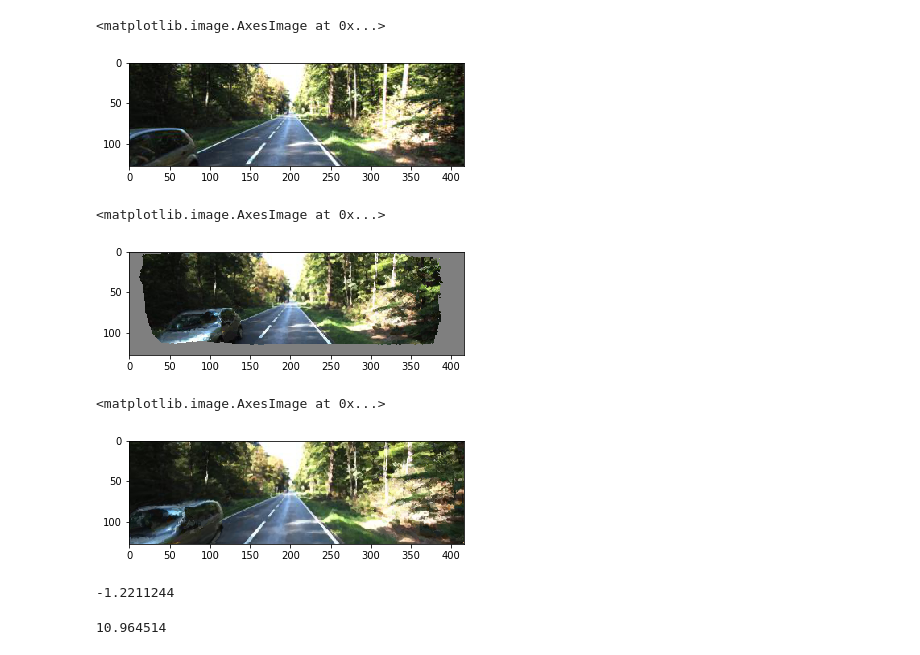
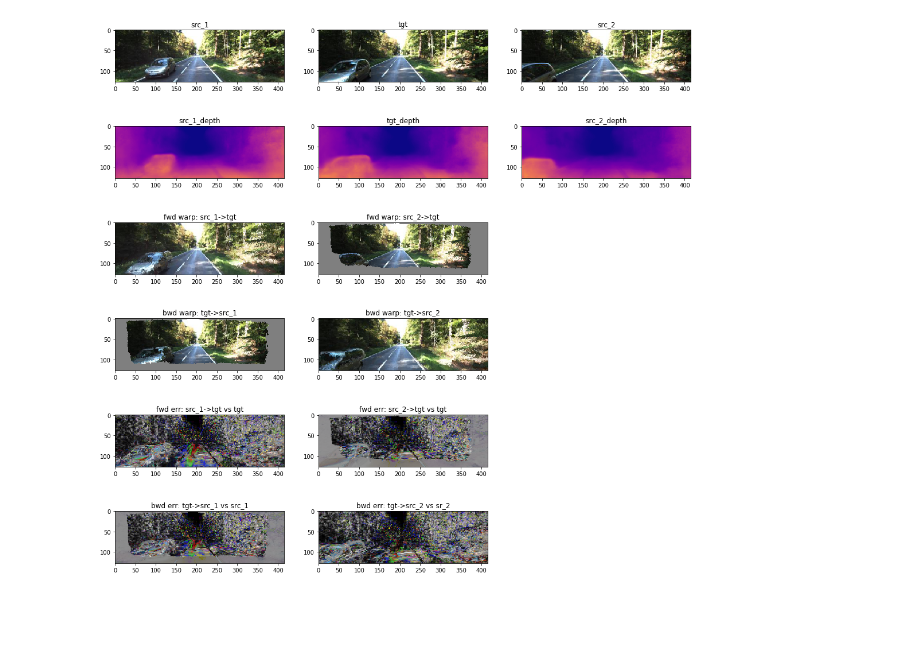
Before and after one commit to qihao-huang/GeoNet, a Jupyter notebook: tools/vis/show_depth_delta.ipynb, the cells around one changed output. Saved outputs shown, nothing was run; the diff lists cells and outputs as text; code cells hidden in the pictures; blank space fills up the shorter version.

```diff
--- a/tools/vis/show_depth_delta.ipynb
+++ b/tools/vis/show_depth_delta.ipynb
@@ -22,5 +77,0 @@ plt.imshow((tgt_image[0]+1)/2) # t
-# %%
-plt.imshow((src_image_stack[0,:,:,3:6]+1)/2) # t+1
-# %% [output]
-<matplotlib.image.AxesImage at 0x...>
-[figure, removed]
@@ -29,11 +78,7 @@ bwd_rigid_warp = np.load(os.path.join(base_path, "bwd_rigid_warp", "2011_09_26_d
-# %%
-plt.imshow((bwd_rigid_warp[0]+1)/2)
-# %% [output]
-<matplotlib.image.AxesImage at 0x...>
-[figure, removed]
-# %%
-plt.imshow((bwd_rigid_warp[1]+1)/2)
-# %% [output]
-<matplotlib.image.AxesImage at 0x...>
-[figure, removed]
+# %%
+file_name = "2011_09_26_drive_0027_sync_02_0000000007.npy"
+# %%
+plot_image(file_name)
+# %% [output]
+[figure, added]
 # %%
@@ -44,8 +86,0 @@ delta = np.load(os.path.join(base_path, "delta_xyz", "2011_09_26_drive_0027_sync
-# %%
-np.min(delta[0,:,:,0:3])
-# %% [output]
--1.2211244
-# %%
-np.max(delta[0,:,:,0:3])
-# %% [output]
-10.964514
```
Also changed, not shown: parts of 13 cells of this notebook, 9 other files.
